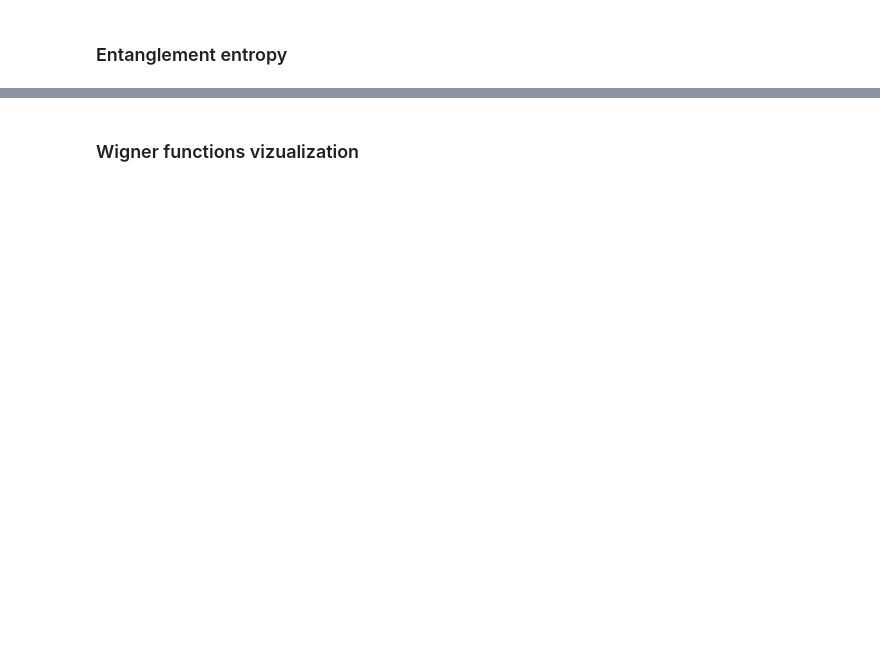
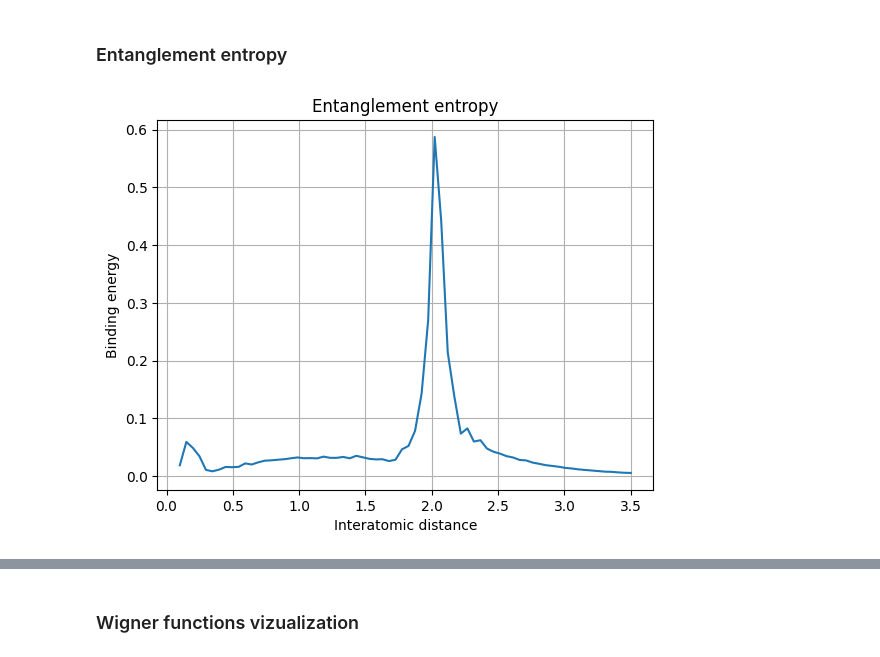
Before and after one commit to MatthieuSarkis/Long-range-intermolecular-interactions-on-a-continuous-variable-quantum-computer, a Jupyter notebook: driver.ipynb, the cells around one changed output, grey strips where cells are left out. Saved outputs shown, nothing was run; the diff lists cells and outputs as text; code cells hidden in the pictures; blank space fills up the shorter version.

```diff
--- a/driver.ipynb
+++ b/driver.ipynb
@@ -240,8 +243,10 @@ def plot_entropy(
 # %%
 plot_entropy(
     distance_array=distances,
-    entropy_array=entropy_array[3]
+    entropy_array=entropy_array[1]
 )
+# %% [output]
+[figure, added]
 # %%
 def plot_binding_entropy(
     distance_array: np.ndarray,
```
Also changed, not shown: parts of 12 cells of this notebook, 8 other files.
